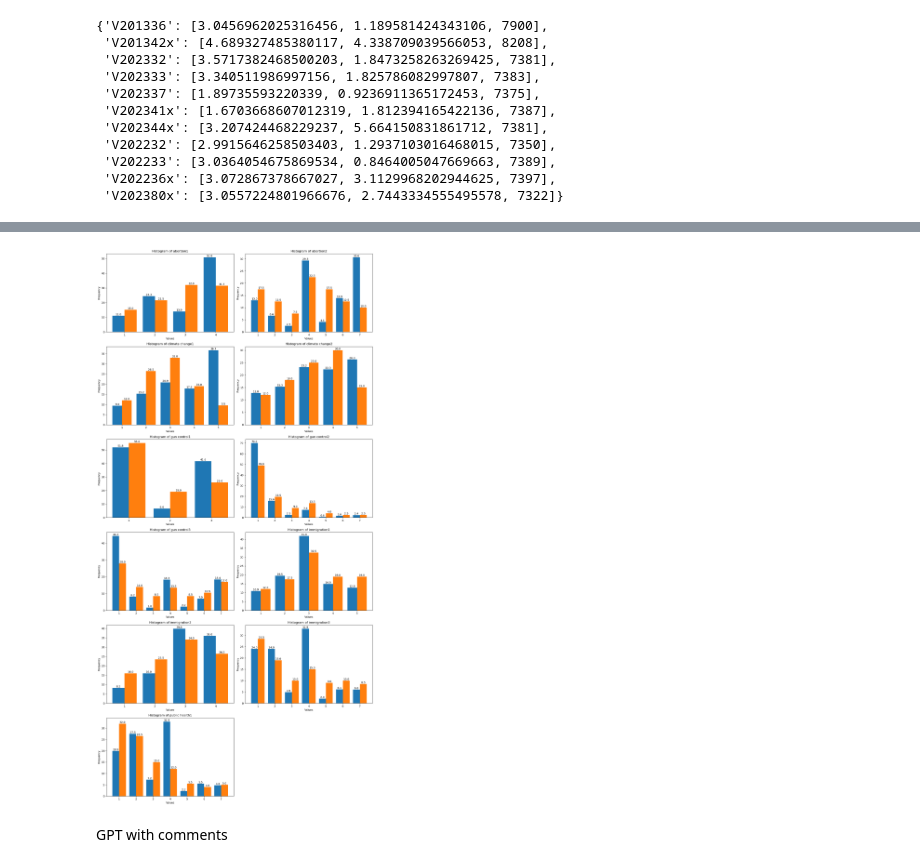
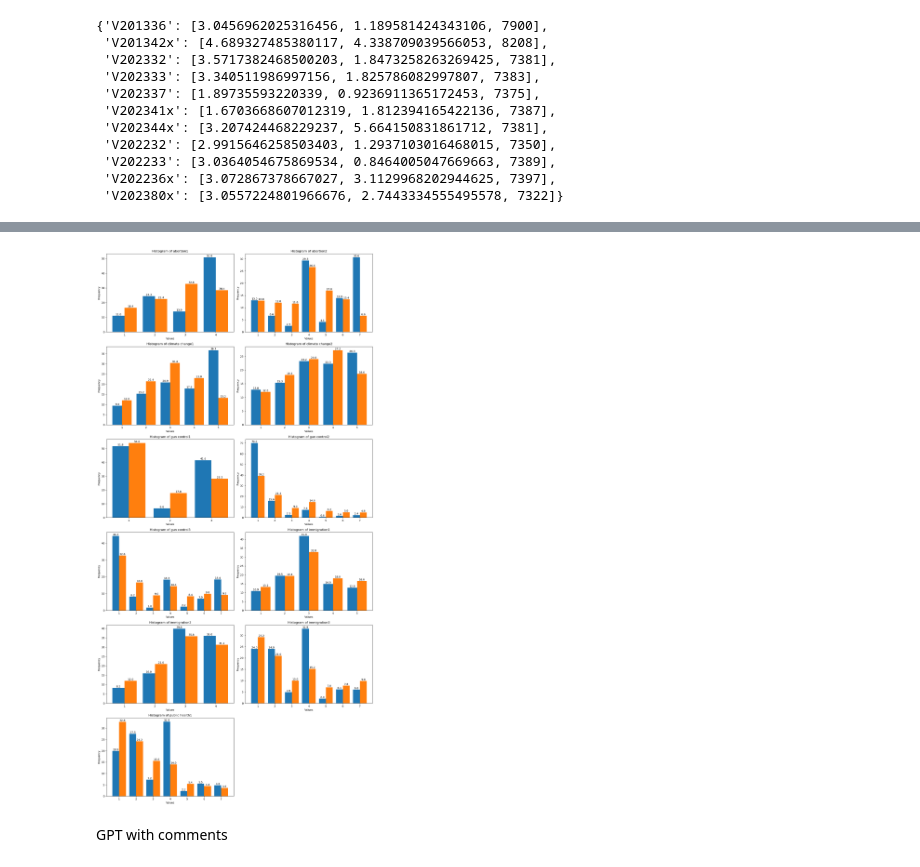
Before and after one commit to adrianruhe/SILLM-Project, a Jupyter notebook: gpt_zero.ipynb, the cells around one changed output, grey strips where cells are left out. Saved outputs shown, nothing was run; the diff lists cells and outputs as text; code cells hidden in the pictures.

```diff
--- a/gpt_zero.ipynb
+++ b/gpt_zero.ipynb
@@ -249,7 +251,7 @@ def prompt_zero(question, num_respondents):
 
     return prompt_text
 # %%
-runs = 2
+runs = 5
 
 openai_ans_zero = {}
 for question in questions: #"questions" object has all questions
@@ -321,14 +323,16 @@ openai_ans_zero
 # Check if answers have the right count of respondents
 # Calculate average over runs
 
-runs = 2
+runs = 5
 for key, answers in openai_ans_zero.items():
+
     valid_answer = []
     for i in answers[:runs]:
         if sum(i.values()) == 100:
             valid_answer.append(i)
         else:
             print(f"Sum is not equal to 100 in answer: {i}")
+
     if valid_answer:  # If there are valid answers
         array_data = np.array([list(dic.values()) for dic in valid_answer])
         averages = np.mean(array_data, axis=0)
@@ -349,40 +353,40 @@ for idx, (key, values) in enumerate(mean_var.items()):
 
         # Calculate number of unique answers
         num_answers = len(valid_ans[key].unique())
-        counts_ai = openai_ans_zero[key][3].values()
+        counts_ai = openai_ans_zero[key][-1].values() #5 runs and average is in last position
 
         labels, counts = np.unique(valid_ans[key].to_numpy(), return_counts=True)
         percentages = np.around((counts / np.sum(counts)) * 100, 1)
         bar_width = 0.4
 
         row = idx // num_cols
         col = idx % num_cols
 
         axs[row, col].bar(labels - bar_width/2, percentages, width=bar_width, align='center')
         axs[row, col].bar(labels + bar_width/2, counts_ai, width=bar_width, align='center')
 
         axs[row, col].set_xticks(labels)
 
         for label, count in zip(labels, percentages):
             axs[row, col].text(label - bar_width/2, count, str(count), ha='center', va='bottom')
         for label, count in zip(labels, counts_ai):
             axs[row, col].text(label + bar_width/2, count, str(count), ha='center', va='bottom')
 
         axs[row, col].set_title('Histogram of {}'.format(issue))
         axs[row, col].set_xlabel('Values')
         axs[row, col].set_ylabel('Frequency')
 
     except Exception as e:
         print(f"Error in plotting {issue}: {e}")
 
 # Remove empty subplots
 for i in range(num_plots, num_rows*num_cols):
     fig.delaxes(axs.flatten()[i])
 
 plt.tight_layout()
 plt.show()
 # %% [output]
-[figure, old version]
+[figure, new version]
 # %% [markdown]
 GPT with comments
 # %%
```
Also changed, not shown: parts of 6 cells of this notebook.
